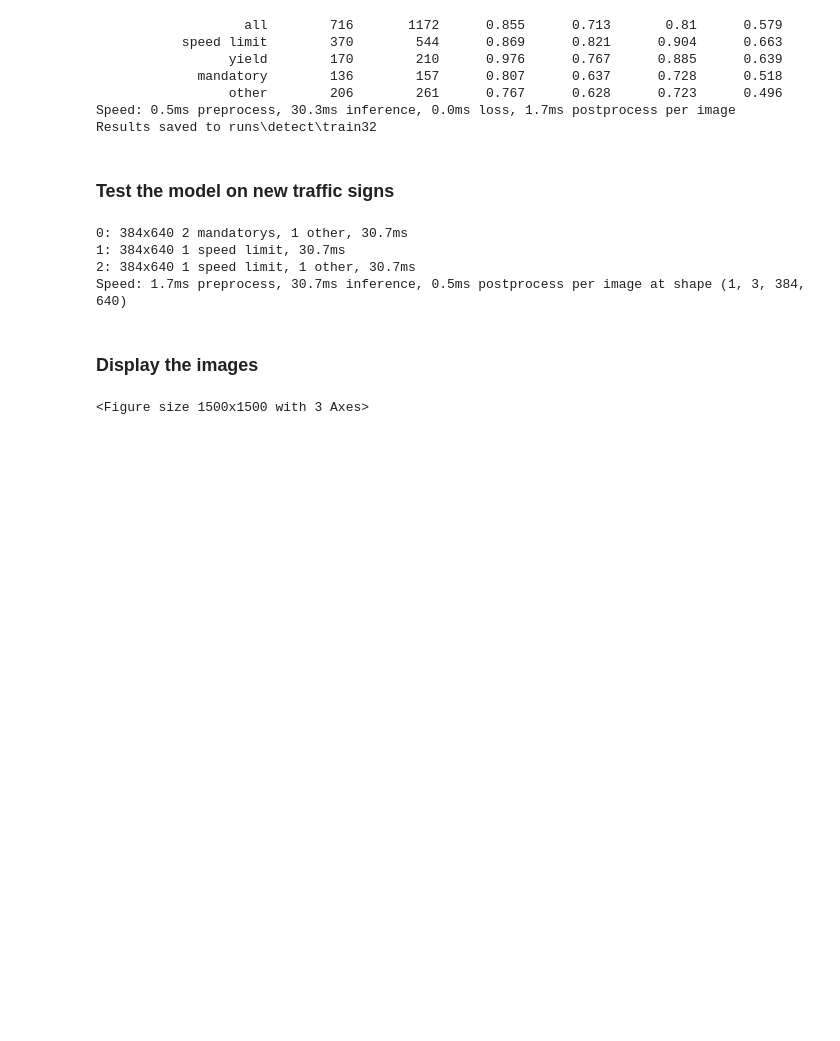
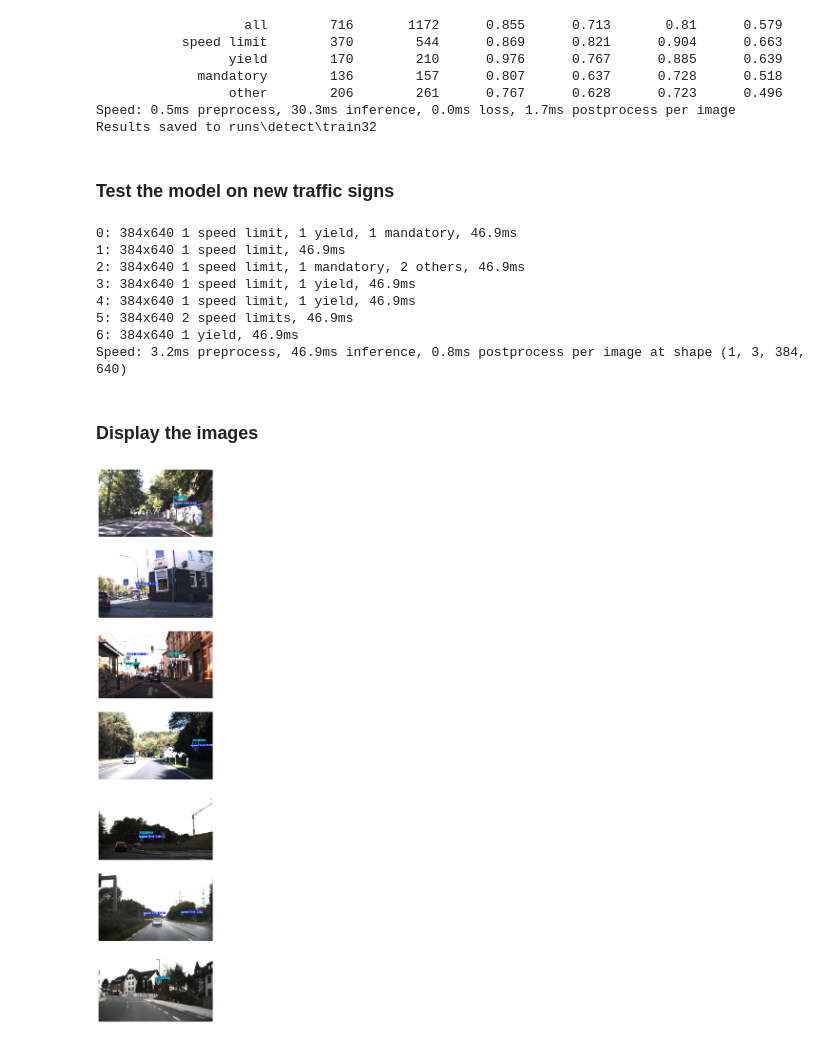
Before and after one commit to SamLouTan/Trafic-Sign-Recognition, a Jupyter notebook: Traffic Sign Recognition.ipynb, the cells around one changed output. Drawn from its saved outputs; the diff is of its cells as text; code cells hidden in the pictures; blank space fills up the shorter version.

Commit message:
Dataset Adjust

```diff
--- a/Traffic Sign Recognition.ipynb
+++ b/Traffic Sign Recognition.ipynb
@@ -162,31 +162,47 @@ model.save("model.pt")
 ### Test the model on new traffic signs
 # %%
 # Run batched inference on a list of images
-results = model(['./dataset/images/val/00001.jpg',
-                  './dataset/images/val/00006.jpg',
-                  './dataset/images/val/00008.jpg'])
+results = model(['./dataset/images/val/00004.jpg',
+                  './dataset/images/val/00026.jpg',
+                  './dataset/images/val/00052.jpg',
+                  './dataset/images/val/00075.jpg',
+                  './dataset/images/val/00107.jpg',
+                  './dataset/images/val/00124.jpg',
+                  './dataset/images/val/00165.jpg'])
 
 # Process results list
 for i, result in enumerate(results):
     result.save(filename='result_'+str(i)+'.jpg')  # save to disk
 # %% [output]
-0: 384x640 2 mandatorys, 1 other, 30.7ms
-1: 384x640 1 speed limit, 30.7ms
-2: 384x640 1 speed limit, 1 other, 30.7ms
-Speed: 1.7ms preprocess, 30.7ms inference, 0.5ms postprocess per image at shape (1, 3, 384, 640)
+0: 384x640 1 speed limit, 1 yield, 1 mandatory, 46.9ms
+1: 384x640 1 speed limit, 46.9ms
+2: 384x640 1 speed limit, 1 mandatory, 2 others, 46.9ms
+3: 384x640 1 speed limit, 1 yield, 46.9ms
+4: 384x640 1 speed limit, 1 yield, 46.9ms
+5: 384x640 2 speed limits, 46.9ms
+6: 384x640 1 yield, 46.9ms
+Speed: 3.2ms preprocess, 46.9ms inference, 0.8ms postprocess per image at shape (1, 3, 384, 640)
 # %% [markdown]
 ### Display the images
 # %%
 image1 = cv2.imread("result_0.jpg")
 image2 = cv2.imread("result_1.jpg")
 image3 = cv2.imread("result_2.jpg")
+image4 = cv2.imread("result_3.jpg")
+image5 = cv2.imread("result_4.jpg")
+image6 = cv2.imread("result_5.jpg")
+image7 = cv2.imread("result_6.jpg")
 
-fig, ax = plt.subplots(3, 1, figsize=(15, 15))
+fig, ax = plt.subplots(7, 1, figsize=(30, 30))
 ax[0].imshow(cv2.cvtColor(image1, cv2.COLOR_BGR2RGB))
 ax[1].imshow(cv2.cvtColor(image2, cv2.COLOR_BGR2RGB))
 ax[2].imshow(cv2.cvtColor(image3, cv2.COLOR_BGR2RGB))
+ax[3].imshow(cv2.cvtColor(image4, cv2.COLOR_BGR2RGB))
+ax[4].imshow(cv2.cvtColor(image5, cv2.COLOR_BGR2RGB))
+ax[5].imshow(cv2.cvtColor(image6, cv2.COLOR_BGR2RGB))
+ax[6].imshow(cv2.cvtColor(image7, cv2.COLOR_BGR2RGB))
 for ax in ax:
     ax.axis('off')
 plt.show()
 # %% [output]
-<Figure size 1500x1500 with 3 Axes>
+[figure, added]
```
Also changed, not shown: 23 other files.
